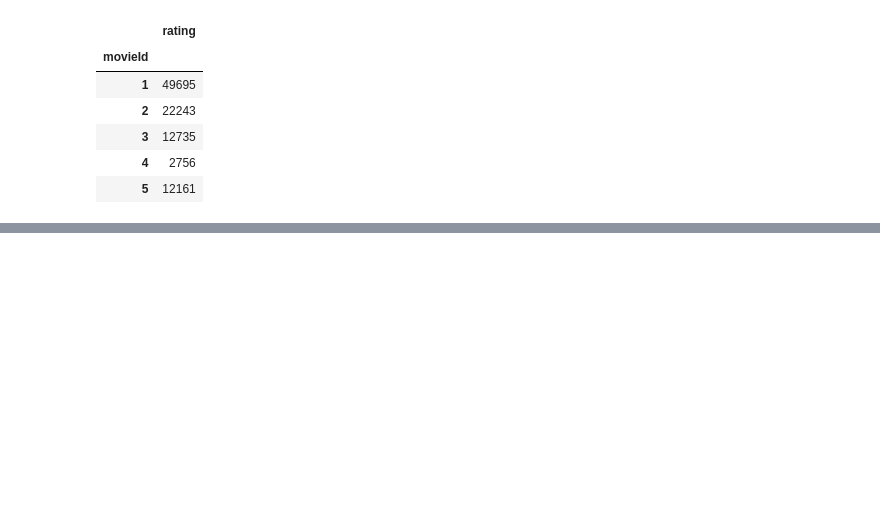
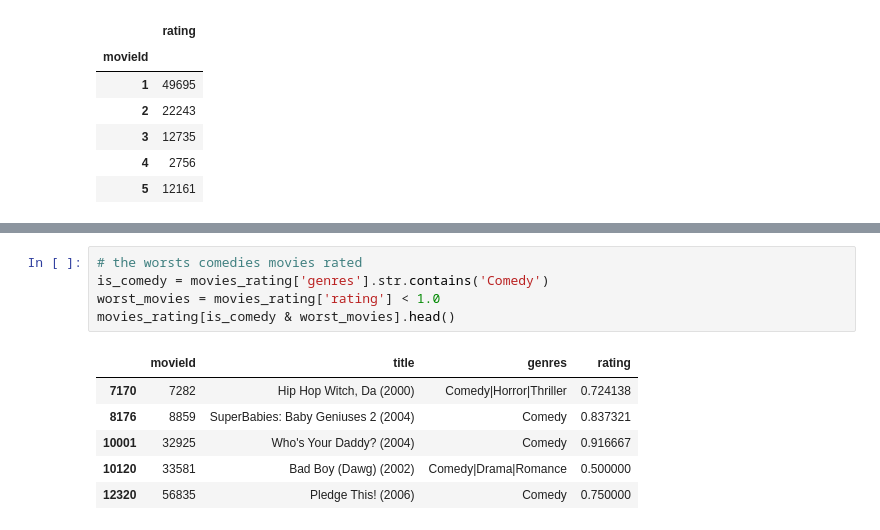
Before and after one commit to dmsergio/data-science-examples, a Jupyter notebook: movielens/movielens.ipynb, the cells around one changed output, grey strips where cells are left out. Drawn from its saved outputs; the diff is of its cells as text; blank space fills up the shorter version.

```diff
--- a/movielens/movielens.ipynb
+++ b/movielens/movielens.ipynb
@@ -327,0 +374,12 @@ movie_count.head()
+# %%
+# the worsts comedies movies rated
+is_comedy = movies_rating['genres'].str.contains('Comedy')
+worst_movies = movies_rating['rating'] < 1.0
+movies_rating[is_comedy & worst_movies].head()
+# %% [output]
+|  | movieId | title | genres | rating |
+| 7170 | 7282 | Hip Hop Witch, Da (2000) | Comedy|Horror|Thriller | 0.724138 |
+| 8176 | 8859 | SuperBabies: Baby Geniuses 2 (2004) | Comedy | 0.837321 |
+| 10001 | 32925 | Who's Your Daddy? (2004) | Comedy | 0.916667 |
+| 10120 | 33581 | Bad Boy (Dawg) (2002) | Comedy|Drama|Romance | 0.500000 |
+| 12320 | 56835 | Pledge This! (2006) | Comedy | 0.750000 |
```
Also changed, not shown: parts of 5 cells of this notebook.
